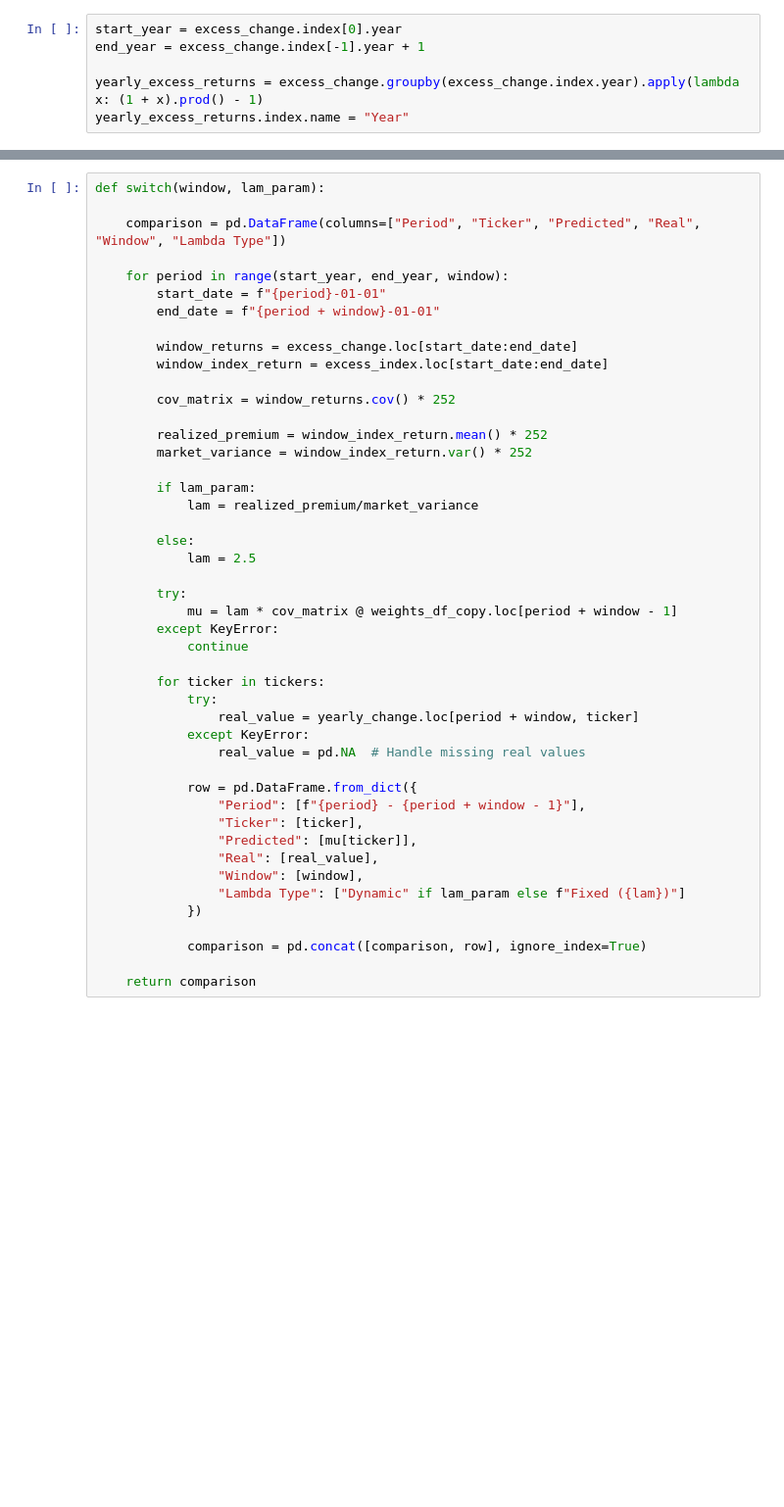
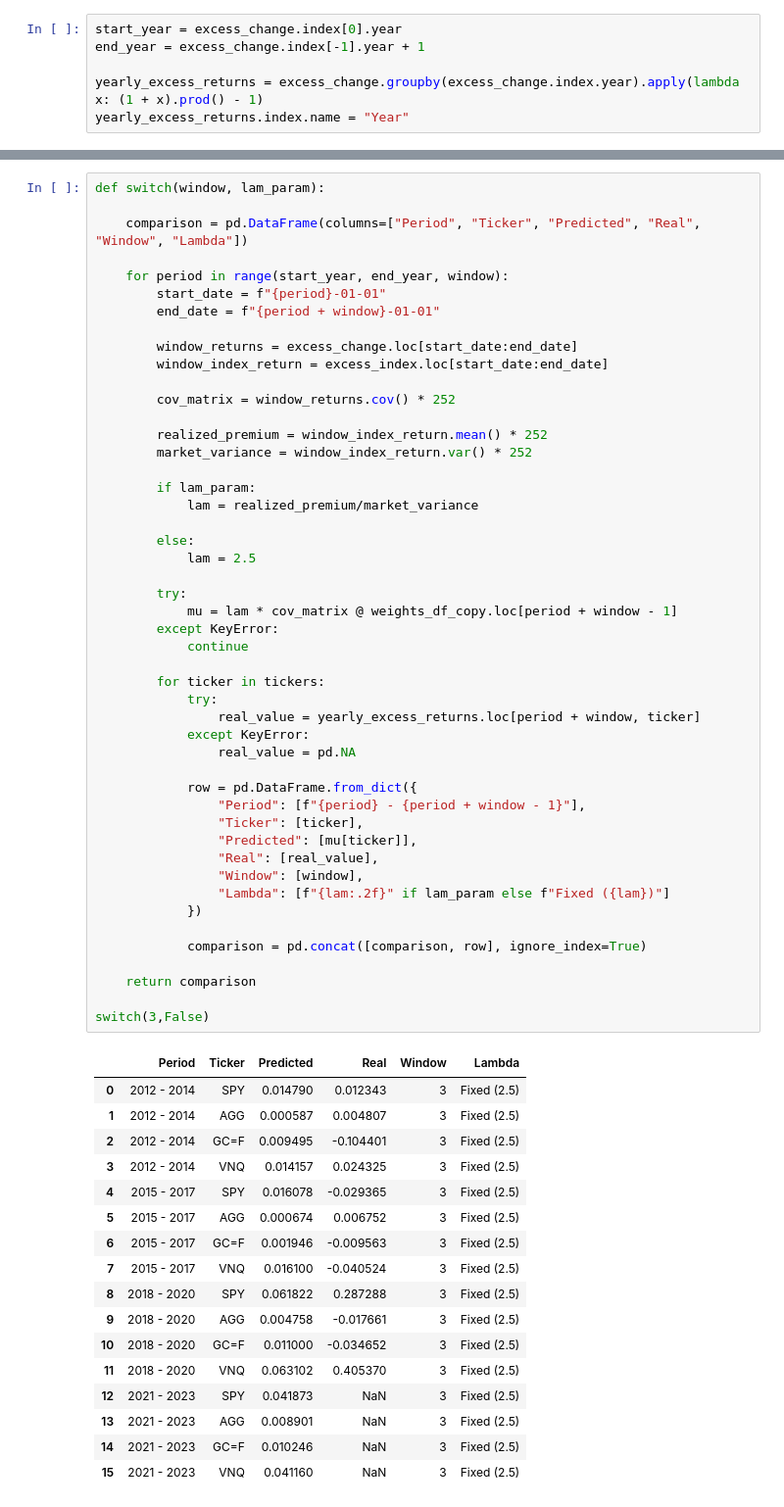
Before and after one commit to evucelic/EQ-Performance-Backtesting, a Jupyter notebook: project.ipynb, the cells around one changed output, grey strips where cells are left out. Shown at 98% size. Saved outputs shown, nothing was run; the diff lists cells and outputs as text; blank space fills up the shorter version.

```diff
--- a/project.ipynb
+++ b/project.ipynb
@@ -293,7 +295,7 @@ yearly_excess_returns.index.name = "Year"
 # %%
 def switch(window, lam_param):
 
-    comparison = pd.DataFrame(columns=["Period", "Ticker", "Predicted", "Real", "Window", "Lambda Type"])
+    comparison = pd.DataFrame(columns=["Period", "Ticker", "Predicted", "Real", "Window", "Lambda"])
 
     for period in range(start_year, end_year, window):
         start_date = f"{period}-01-01"
@@ -306,36 +308,56 @@ def switch(window, lam_param):
 
         realized_premium = window_index_return.mean() * 252
         market_variance = window_index_return.var() * 252
 
         if lam_param:
             lam = realized_premium/market_variance
 
         else:
             lam = 2.5
 
         try:
             mu = lam * cov_matrix @ weights_df_copy.loc[period + window - 1]
         except KeyError:
             continue
 
         for ticker in tickers:
             try:
-                real_value = yearly_change.loc[period + window, ticker]
+                real_value = yearly_excess_returns.loc[period + window, ticker]
             except KeyError:
-                real_value = pd.NA  # Handle missing real values
+                real_value = pd.NA
 
             row = pd.DataFrame.from_dict({
                 "Period": [f"{period} - {period + window - 1}"],
                 "Ticker": [ticker],
                 "Predicted": [mu[ticker]],
                 "Real": [real_value],
                 "Window": [window],
-                "Lambda Type": ["Dynamic" if lam_param else f"Fixed ({lam})"]
+                "Lambda": [f"{lam:.2f}" if lam_param else f"Fixed ({lam})"]
             })
 
             comparison = pd.concat([comparison, row], ignore_index=True)
 
     return comparison
+
+switch(3,False)
+# %% [output]
+|  | Period | Ticker | Predicted | Real | Window | Lambda |
+| 0 | 2012 - 2014 | SPY | 0.014790 | 0.012343 | 3 | Fixed (2.5) |
+| 1 | 2012 - 2014 | AGG | 0.000587 | 0.004807 | 3 | Fixed (2.5) |
+| 2 | 2012 - 2014 | GC=F | 0.009495 | -0.104401 | 3 | Fixed (2.5) |
+| 3 | 2012 - 2014 | VNQ | 0.014157 | 0.024325 | 3 | Fixed (2.5) |
+| 4 | 2015 - 2017 | SPY | 0.016078 | -0.029365 | 3 | Fixed (2.5) |
+| 5 | 2015 - 2017 | AGG | 0.000674 | 0.006752 | 3 | Fixed (2.5) |
+| 6 | 2015 - 2017 | GC=F | 0.001946 | -0.009563 | 3 | Fixed (2.5) |
+| 7 | 2015 - 2017 | VNQ | 0.016100 | -0.040524 | 3 | Fixed (2.5) |
+| 8 | 2018 - 2020 | SPY | 0.061822 | 0.287288 | 3 | Fixed (2.5) |
+| 9 | 2018 - 2020 | AGG | 0.004758 | -0.017661 | 3 | Fixed (2.5) |
+| 10 | 2018 - 2020 | GC=F | 0.011000 | -0.034652 | 3 | Fixed (2.5) |
+| 11 | 2018 - 2020 | VNQ | 0.063102 | 0.405370 | 3 | Fixed (2.5) |
+| 12 | 2021 - 2023 | SPY | 0.041873 | NaN | 3 | Fixed (2.5) |
+| 13 | 2021 - 2023 | AGG | 0.008901 | NaN | 3 | Fixed (2.5) |
+| 14 | 2021 - 2023 | GC=F | 0.010246 | NaN | 3 | Fixed (2.5) |
+| 15 | 2021 - 2023 | VNQ | 0.041160 | NaN | 3 | Fixed (2.5) |
 # %%
 fig, axes = plt.subplots(3, 2, figsize=(12, 10))
 axes = axes.ravel()
```
Also changed, not shown: parts of 4 cells of this notebook.
